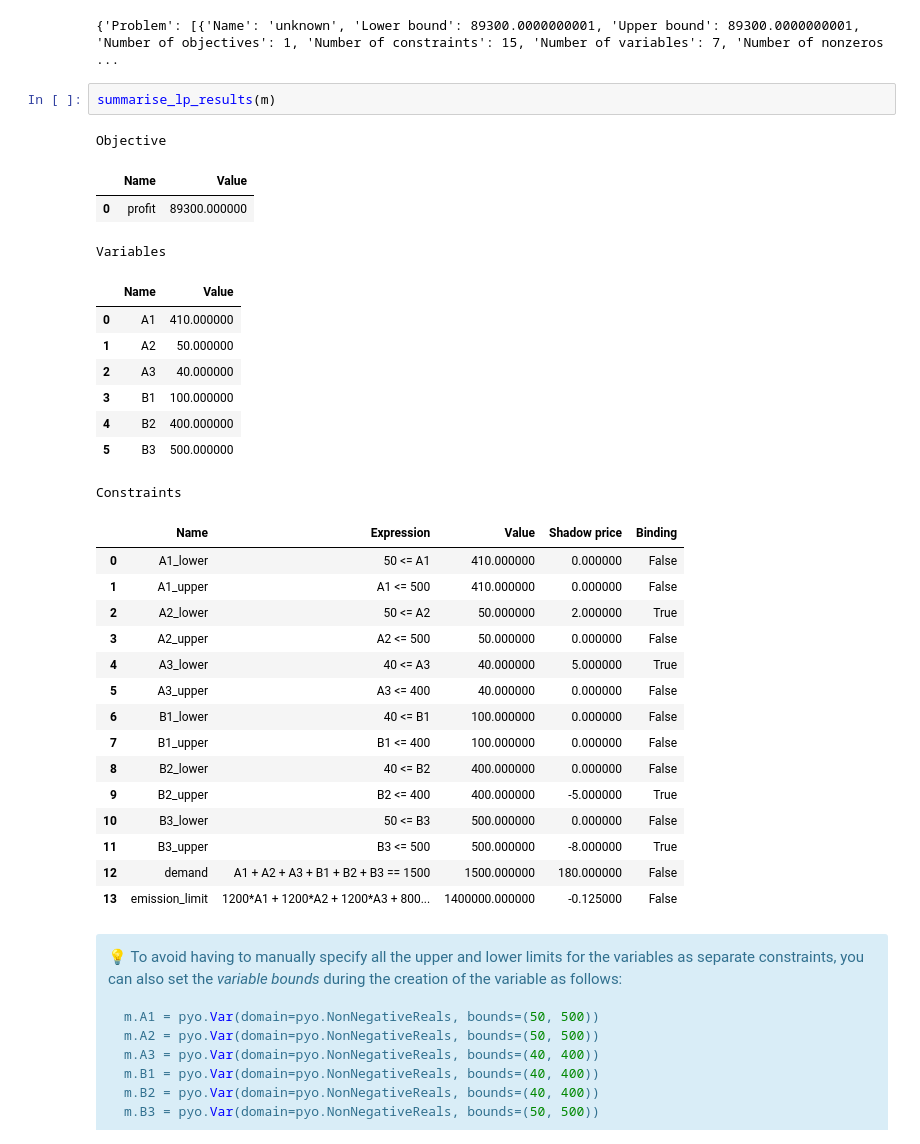
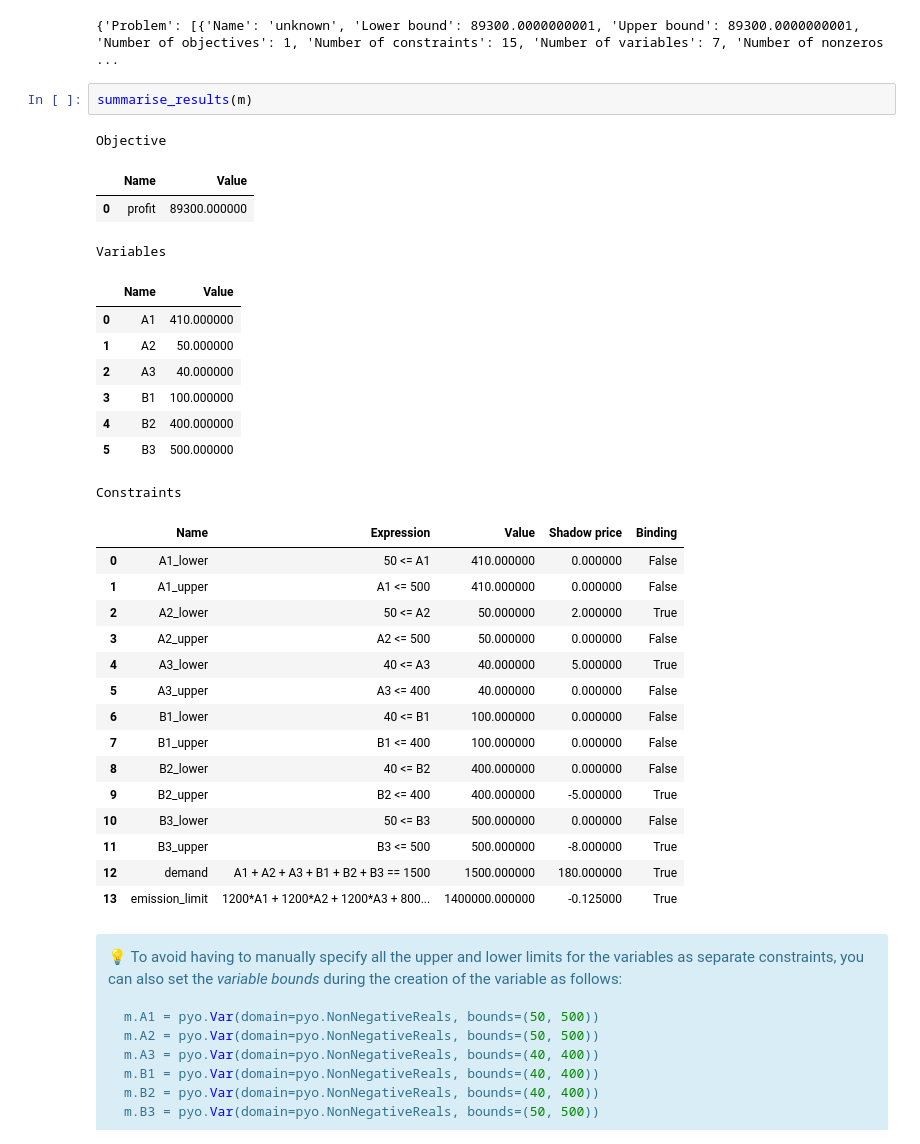
Before and after one commit to sjpfenninger/optimisation-course, a Jupyter notebook: 1 - LP.ipynb, the cells around one changed output. Cells and saved outputs as stored; diff of their text form.

```diff
--- a/1 - LP.ipynb
+++ b/1 - LP.ipynb
@@ -195,35 +196,35 @@ solver.solve(m)
 # %% [output]
 {'Problem': [{'Name': 'unknown', 'Lower bound': 89300.0000000001, 'Upper bound': 89300.0000000001, 'Number of objectives': 1, 'Number of constraints': 15, 'Number of variables': 7, 'Number of nonzeros ...
 # %%
-summarise_lp_results(m)
+summarise_results(m)
 # %% [output]
 Objective
 |  | Name | Value |
 | 0 | profit | 89300.000000 |
 Variables
 |  | Name | Value |
 | 0 | A1 | 410.000000 |
 | 1 | A2 | 50.000000 |
 | 2 | A3 | 40.000000 |
 | 3 | B1 | 100.000000 |
 | 4 | B2 | 400.000000 |
 | 5 | B3 | 500.000000 |
 Constraints
 |  | Name | Expression | Value | Shadow price | Binding |
 | 0 | A1_lower | 50 <= A1 | 410.000000 | 0.000000 | False |
 | 1 | A1_upper | A1 <= 500 | 410.000000 | 0.000000 | False |
 | 2 | A2_lower | 50 <= A2 | 50.000000 | 2.000000 | True |
 | 3 | A2_upper | A2 <= 500 | 50.000000 | 0.000000 | False |
 | 4 | A3_lower | 40 <= A3 | 40.000000 | 5.000000 | True |
 | 5 | A3_upper | A3 <= 400 | 40.000000 | 0.000000 | False |
 | 6 | B1_lower | 40 <= B1 | 100.000000 | 0.000000 | False |
 | 7 | B1_upper | B1 <= 400 | 100.000000 | 0.000000 | False |
 | 8 | B2_lower | 40 <= B2 | 400.000000 | 0.000000 | False |
 | 9 | B2_upper | B2 <= 400 | 400.000000 | -5.000000 | True |
 | 10 | B3_lower | 50 <= B3 | 500.000000 | 0.000000 | False |
 | 11 | B3_upper | B3 <= 500 | 500.000000 | -8.000000 | True |
-| 12 | demand | A1 + A2 + A3 + B1 + B2 + B3 == 1500 | 1500.000000 | 180.000000 | False |
-| 13 | emission_limit | 1200*A1 + 1200*A2 + 1200*A3 + 800... | 1400000.000000 | -0.125000 | False |
+| 12 | demand | A1 + A2 + A3 + B1 + B2 + B3 == 1500 | 1500.000000 | 180.000000 | True |
+| 13 | emission_limit | 1200*A1 + 1200*A2 + 1200*A3 + 800... | 1400000.000000 | -0.125000 | True |
 # %% [markdown]
 <div class="alert alert-block alert-info">
 
```
Also changed, not shown: parts of 6 cells of this notebook, 7 other files.
